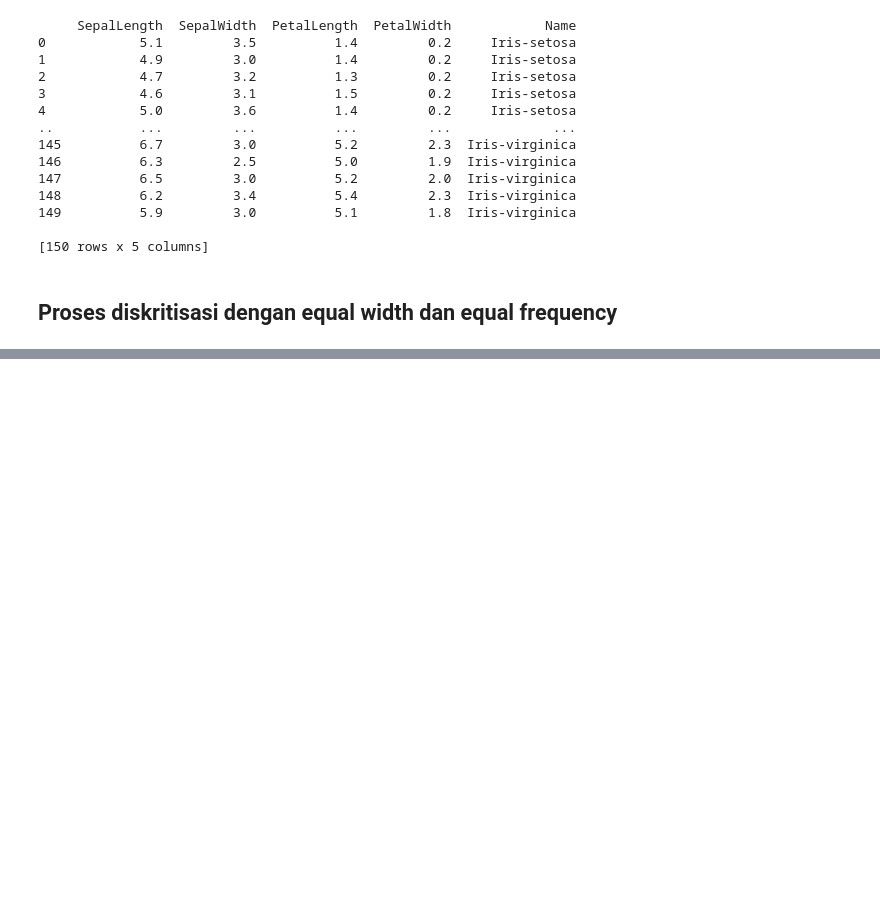
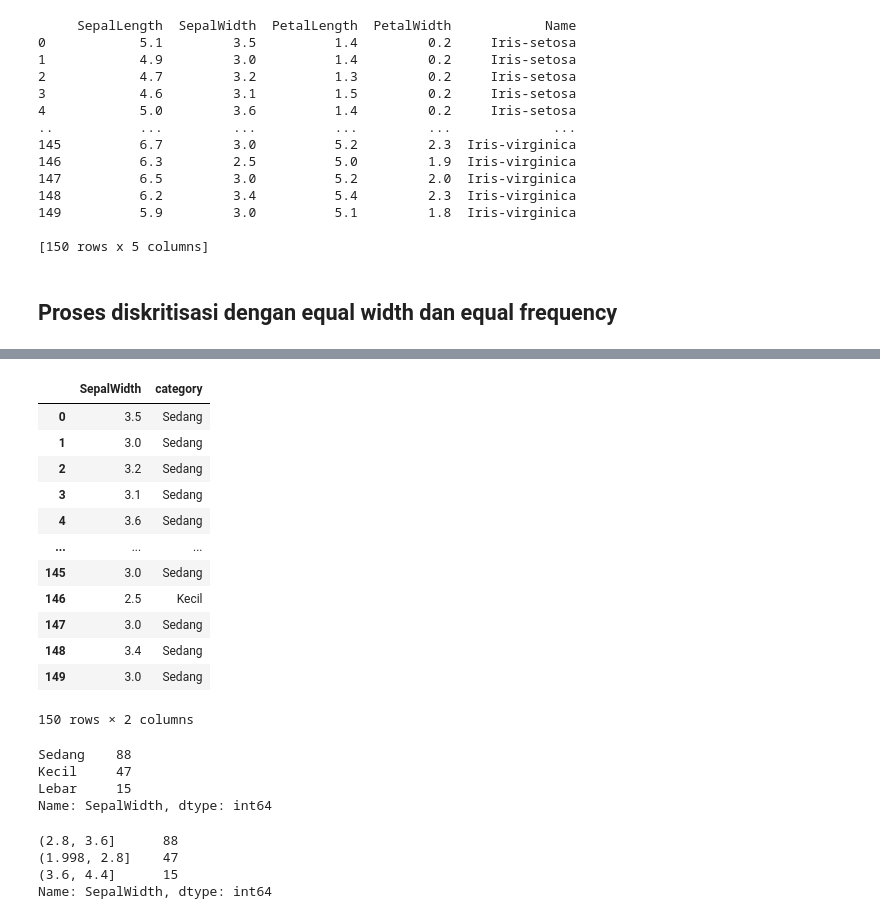
Before and after one commit to narulitaap/DataMining, a Jupyter notebook: _sources/tugas2.ipynb, the cells around one changed output, grey strips where cells are left out. Saved outputs shown, nothing was run; the diff lists cells and outputs as text; code cells hidden in the pictures; blank space fills up the shorter version.

```diff
--- a/_sources/tugas2.ipynb
+++ b/_sources/tugas2.ipynb
@@ -43,0 +53,45 @@ Diskritisasi digunakan untuk mengubah atribut numerik menjadi atribut kategorika
+# %%
+# label kategori Sepal Width
+labelK = ["Kecil", "Sedang", "Lebar"]
+# Untuk menghitung banyaknya kategori label Sepal Width
+jumlahK = len(labelK)
+
+# untuk menghitung interval equal-width
+dt_lebarsepal_ew = pd.cut(lebar_sepal, jumlahK, True, labelK)
+jumlahdt_kategori_lebarsepal_ew = dt_lebarsepal_ew.value_counts()
+jumlahdt_interval_lebarsepal_ew = pd.cut(lebar_sepal, jumlahK, True).value_counts()
+# %%
+# data dari Sepal Width beserta kategorinya
+df_lebarsepal_ew=pd.DataFrame(pd.concat((lebar_sepal, dt_lebarsepal_ew), axis = 1))
+df_lebarsepal_ew.columns = ["SepalWidth", "category"]
+df_lebarsepal_ew
+# %% [output]
+|  | SepalWidth | category |
+| 0 | 3.5 | Sedang |
+| 1 | 3.0 | Sedang |
+| 2 | 3.2 | Sedang |
+| 3 | 3.1 | Sedang |
+| 4 | 3.6 | Sedang |
+| ... | ... | ... |
+| 145 | 3.0 | Sedang |
+| 146 | 2.5 | Kecil |
+| 147 | 3.0 | Sedang |
+| 148 | 3.4 | Sedang |
+| 149 | 3.0 | Sedang |
+150 rows × 2 columns
+# %%
+#jumlah data Sepal Width berdasarkan kategori
+jumlahdt_kategori_lebarsepal_ew
+# %% [output]
+Sedang    88
+Kecil     47
+Lebar     15
+Name: SepalWidth, dtype: int64
+# %%
+#jumlah data Sepal Width berdasarkan interval
+jumlahdt_interval_lebarsepal_ew
+# %% [output]
+(2.8, 3.6]      88
+(1.998, 2.8]    47
+(3.6, 4.4]      15
+Name: SepalWidth, dtype: int64
```
Also changed, not shown: parts of 43 cells of this notebook, 2 other files.
